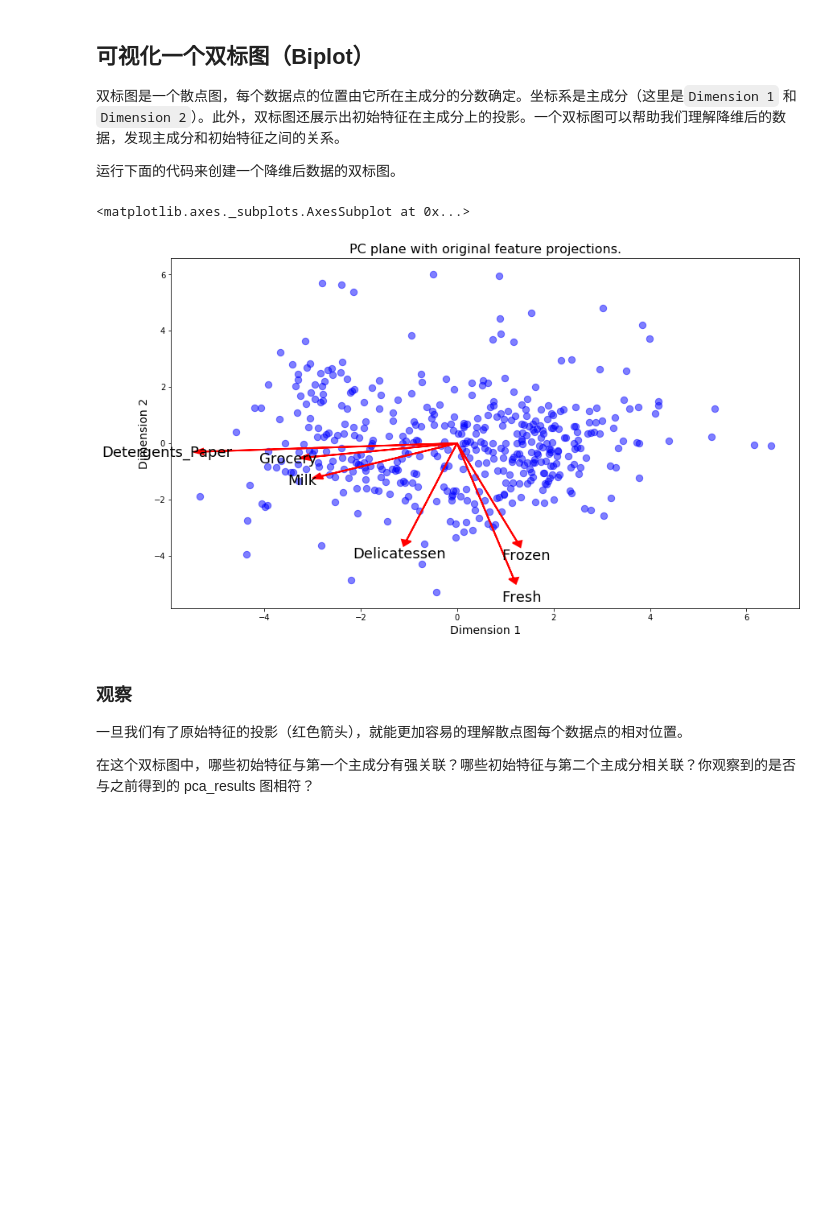
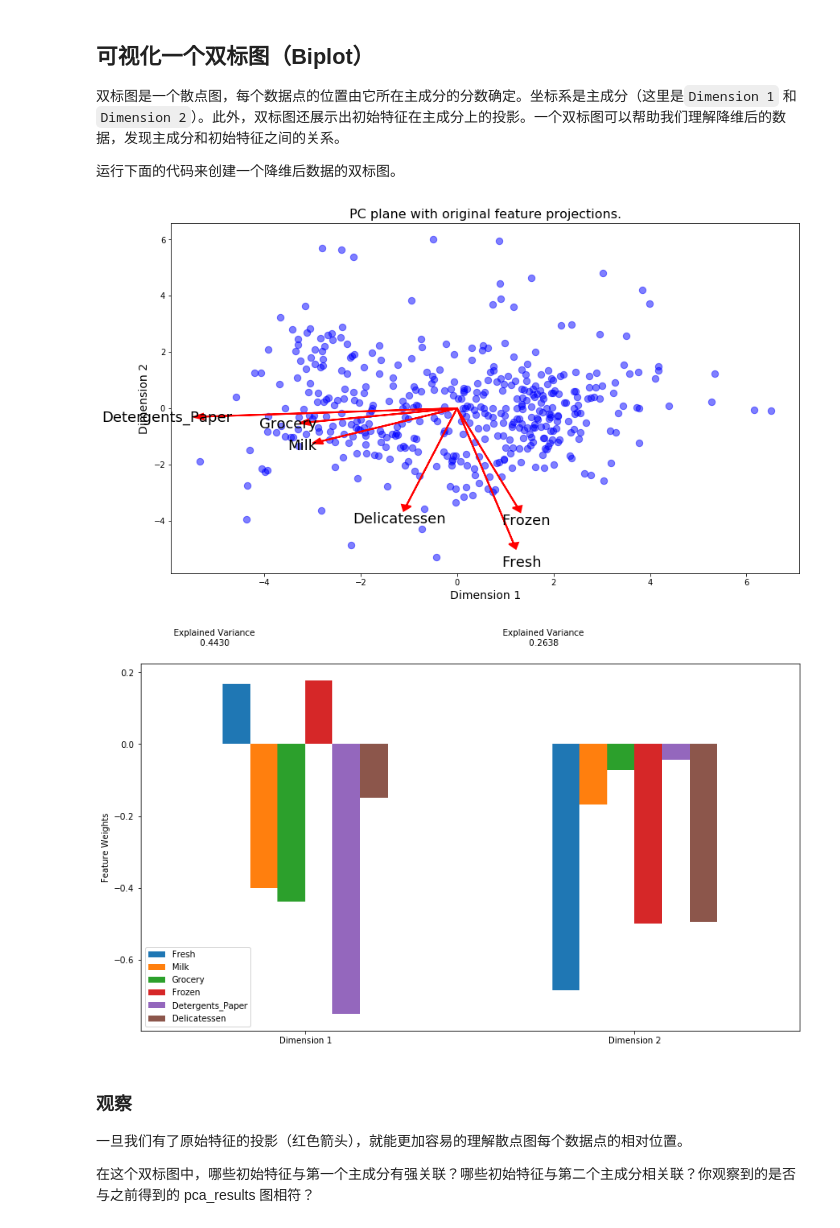
Before and after one commit to Miracle-cl/MLND, a Jupyter notebook: customer_segments/customer_segments.ipynb, the cells around one changed output. Drawn from its saved outputs; the diff is of its cells as text; code cells hidden in the pictures; blank space fills up the shorter version.

```diff
--- a/customer_segments/customer_segments.ipynb
+++ b/customer_segments/customer_segments.ipynb
@@ -358,9 +370,10 @@ display(pd.DataFrame(np.round(pca_samples, 4), columns = ['Dimension 1', 'Dimens
 # %%
 # Create a biplot
 vs.biplot(good_data, reduced_data, pca)
+pca_results = vs.pca_results(good_data, pca)
 # %% [output]
-<matplotlib.axes._subplots.AxesSubplot at 0x...>
 [figure]
+[figure, added]
 # %% [markdown]
 ### 观察
 
```
Also changed, not shown: parts of 2 cells of this notebook.
